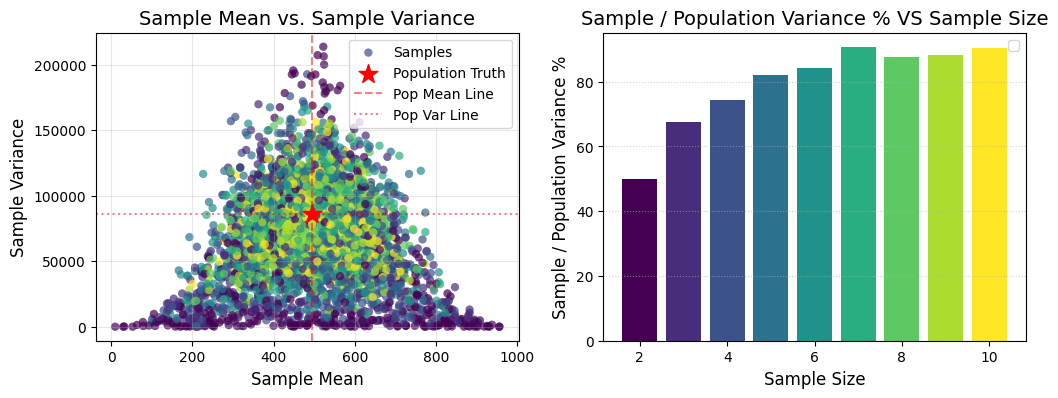
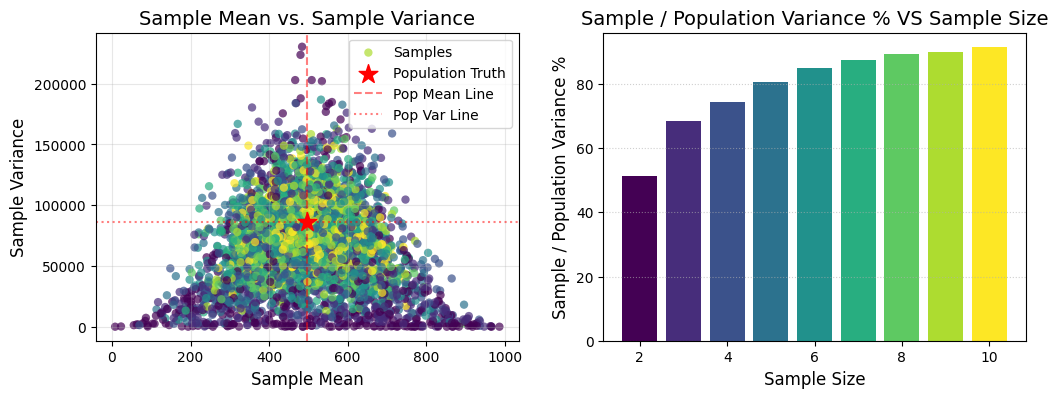
Code edit (unified diff) that turned the first committed figure into the second:
--- before
+++ after
@@ -11,8 +11,8 @@
   percentages.append((avg_var_per_n / population_variance) * 100)
 
-print(f"Sample Means: {sample_means[:5]}")
-print(f"Sample Sizes: {sample_sizes_arr[:5]}")
-print(f"Sample Variances: {sample_variances[:5]}")
-print(f"Percentages: {percentages[:5]}")
+# print(f"Sample Means: {sample_means[:5]}")
+# print(f"Sample Sizes: {sample_sizes_arr[:5]}")
+# print(f"Sample Variances: {sample_variances[:5]}")
+# print(f"Percentages: {percentages[:5]}")
 
 fig, (ax1, ax2) = plt.subplots(1, 2, figsize=(12, 4))
@@ -38,9 +38,9 @@
 ax2.bar(sample_sizes_arr, percentages, color=colors, alpha=0.7)
 ax2.set_title('Sample / Population Variance % VS Sample Size', fontsize=14)
+ax2.set_xlabel('Sample Size', fontsize=12)
 ax2.set_ylabel('Sample / Population Variance %', fontsize=12)
-ax2.set_xlabel('Sample Size', fontsize=12)
 # ax2.xticks(rotation=90, fontsize=8)
 ax2.grid(axis='y', linestyle=':', alpha=0.6)
-ax2.legend()
+# ax2.legend()
 
 # Display the plot

Commit: Created using Colab